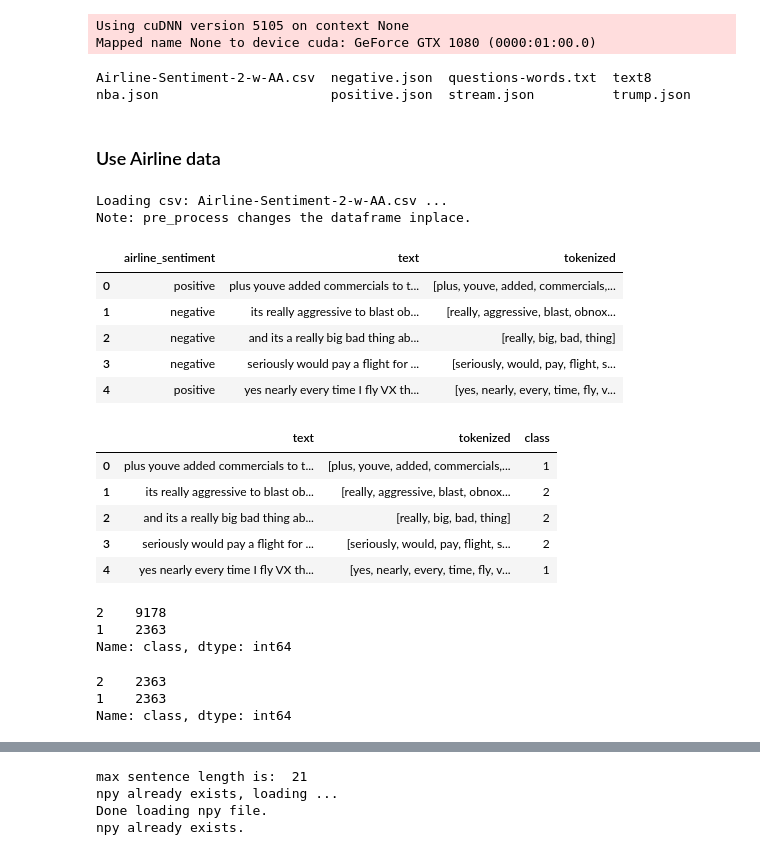
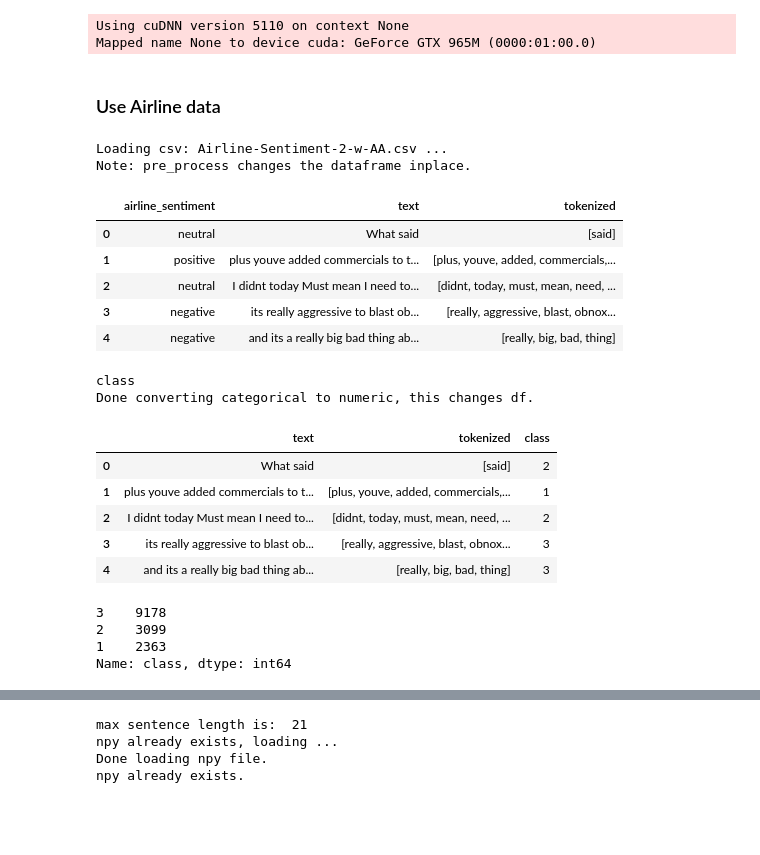
Before and after one commit to samshipengs/Twitter-Sentiment-Prediction, a Jupyter notebook: python_model/py_model_airline.ipynb, the cells around one changed output, grey strips where cells are left out. Drawn from its saved outputs; the diff is of its cells as text; code cells hidden in the pictures; blank space fills up the shorter version.

Commit message:
add class-balance function and others to class Data

```diff
--- a/python_model/py_model_airline.ipynb
+++ b/python_model/py_model_airline.ipynb
@@ -15,13 +15,10 @@ from sklearn.model_selection import StratifiedKFold
 # import user defined load_data to build input data
 from load_data import Data
 
-FILE_PATH = '/home/sam/Hhd/twitter_sentiment/'
-# FILE_PATH = '/home/sam/Data/twitter_sentiment/'
+# Enter your own file path here, in the path it should contain two
+# directories, data and word2vec
+# FILE_PATH = '/home/sam/Hhd/twitter_sentiment/'
+FILE_PATH = '/home/sam/Data/twitter_sentiment/'
 # %% [output]
-Using cuDNN version 5105 on context None
-Mapped name None to device cuda: GeForce GTX 1080 (0000:01:00.0)
+Using cuDNN version 5110 on context None
+Mapped name None to device cuda: GeForce GTX 965M (0000:01:00.0)
-# %%
-ls '/home/sam/Hhd/twitter_sentiment/data'
-# %% [output]
-Airline-Sentiment-2-w-AA.csv  negative.json  questions-words.txt  text8
-nba.json                      positive.json  stream.json          trump.json
@@ -32,54 +27,41 @@ nba.json                      positive.json  stream.json          trump.json
 # %%
 airline_data = Data('Airline-Sentiment-2-w-AA.csv', FILE_PATH)
 airline_df = airline_data.csv_df(['airline_sentiment', 'text']) # load data
 airline_data.pre_process(airline_df) # pre-process data
 # drop neutral
-airline_df = airline_df.drop(airline_df[airline_df['airline_sentiment']=='neutral'].index)
-airline_df = airline_df.reset_index(drop=True)
+# airline_df = airline_data.drop_value(airline_df, 'airline_sentiment', 'neutral')
 airline_df.head()
 # %% [output]
 Loading csv: Airline-Sentiment-2-w-AA.csv ...
 Note: pre_process changes the dataframe inplace.
 |  | airline_sentiment | text | tokenized |
-| 0 | positive | plus youve added commercials to t... | [plus, youve, added, commercials,... |
-| 1 | negative | its really aggressive to blast ob... | [really, aggressive, blast, obnox... |
-| 2 | negative | and its a really big bad thing ab... | [really, big, bad, thing] |
-| 3 | negative | seriously would pay a flight for ... | [seriously, would, pay, flight, s... |
-| 4 | positive | yes nearly every time I fly VX th... | [yes, nearly, every, time, fly, v... |
+| 0 | neutral | What said | [said] |
+| 1 | positive | plus youve added commercials to t... | [plus, youve, added, commercials,... |
+| 2 | neutral | I didnt today Must mean I need to... | [didnt, today, must, mean, need, ... |
+| 3 | negative | its really aggressive to blast ob... | [really, aggressive, blast, obnox... |
+| 4 | negative | and its a really big bad thing ab... | [really, big, bad, thing] |
 # %%
 # convert categorical value to int class
-# class_label = {'positive': 1, 'neutral': 2, 'negative': 3}
-class_label = {'positive': 1, 'negative': 2}
-airline_df['class'] = airline_df['airline_sentiment'].apply(lambda x: class_label[x])
-airline_df.drop('airline_sentiment', inplace=True, axis=1)
+class_label = {'positive': 1, 'neutral': 2, 'negative': 3}
+# class_label = {'positive': 1, 'negative': 2}
+# airline_df['class'] = airline_df['airline_sentiment'].apply(lambda x: class_label[x])
+# airline_df.drop('airline_sentiment', inplace=True, axis=1)
+airline_df = airline_data.cat2num(airline_df,'airline_sentiment', 'class', class_label)
 airline_df.head()
 # %% [output]
+class
+Done converting categorical to numeric, this changes df.
 |  | text | tokenized | class |
-| 0 | plus youve added commercials to t... | [plus, youve, added, commercials,... | 1 |
-| 1 | its really aggressive to blast ob... | [really, aggressive, blast, obnox... | 2 |
-| 2 | and its a really big bad thing ab... | [really, big, bad, thing] | 2 |
-| 3 | seriously would pay a flight for ... | [seriously, would, pay, flight, s... | 2 |
-| 4 | yes nearly every time I fly VX th... | [yes, nearly, every, time, fly, v... | 1 |
+| 0 | What said | [said] | 2 |
+| 1 | plus youve added commercials to t... | [plus, youve, added, commercials,... | 1 |
+| 2 | I didnt today Must mean I need to... | [didnt, today, must, mean, need, ... | 2 |
+| 3 | its really aggressive to blast ob... | [really, aggressive, blast, obnox... | 3 |
+| 4 | and its a really big bad thing ab... | [really, big, bad, thing] | 3 |
-# %%
-# take a look of the class
-class_counts = airline_df['class'].value_counts()
-print class_counts
-# let us randomly drop some class 3 so that it is on par with rest of classes
-# n3 = class_counts.values[0]
-n2 = class_counts.values[0]
-n1 = class_counts.values[1]
-random.seed(42)
-drop_n2 = random.sample(range(n2), n2-n1) # sample without replacement
-n2_index = airline_df[airline_df['class']==2].index.values
-airline_df.drop(n2_index[drop_n2], axis=0, inplace=True)
-airline_df = airline_df.reset_index(drop=True)
-# %% [output]
-2    9178
-1    2363
-Name: class, dtype: int64
-# %%
-airline_df['class'].value_counts()
-# %% [output]
-2    2363
-1    2363
-Name: class, dtype: int64
+# %%
+# lets take a look of the
+airline_df['class'].value_counts()
+# %% [output]
+3    9178
+2    3099
+1    2363
+Name: class, dtype: int64
```
Also changed, not shown: parts of 9 cells of this notebook, 3 other files.
